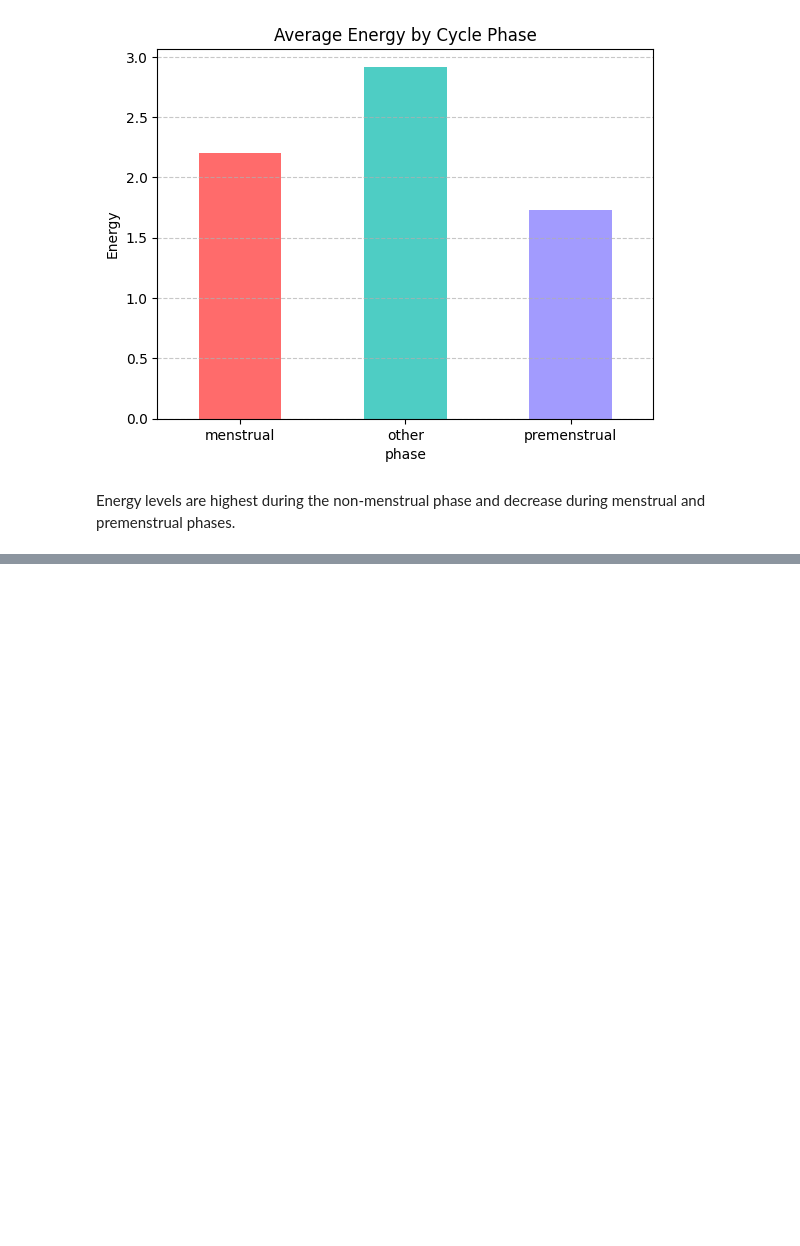
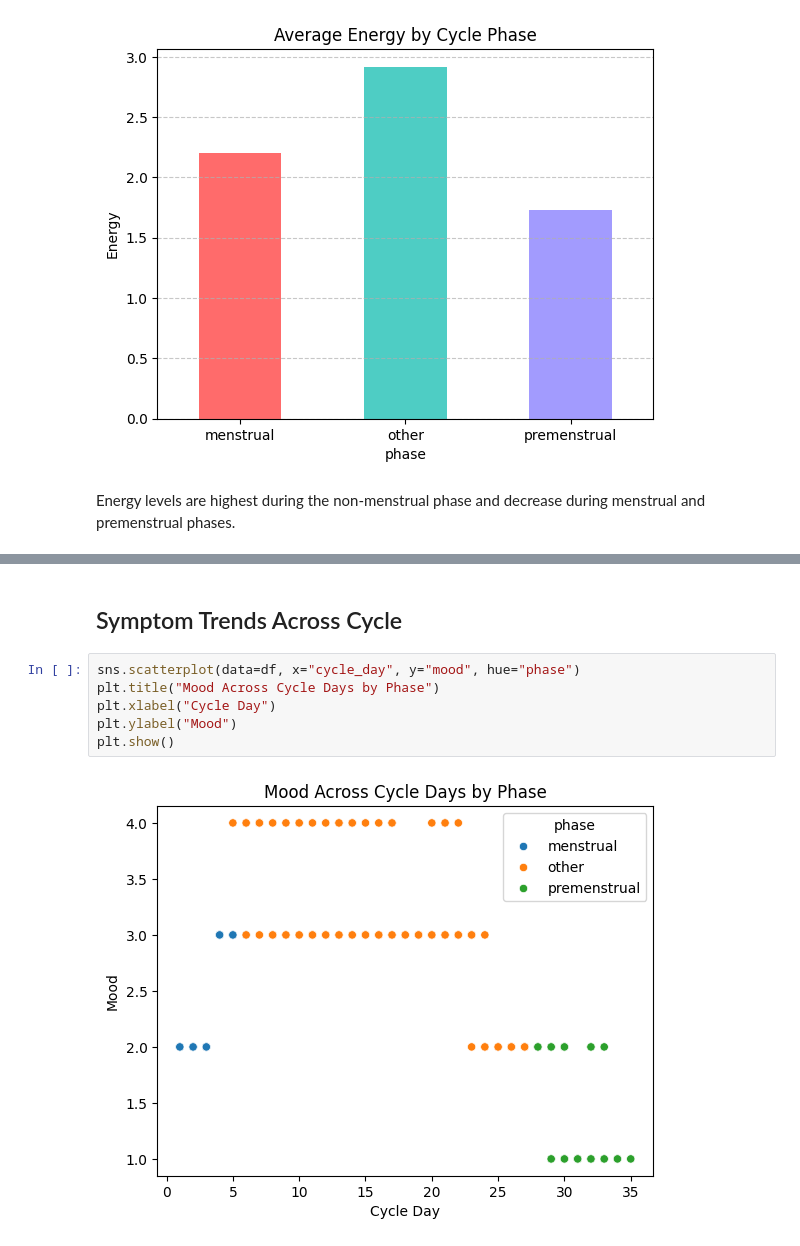
Before and after one commit to ilginemci/myapp, a Jupyter notebook: notebooks/02_eda.ipynb, the cells around one changed output, grey strips where cells are left out. Cells and saved outputs as stored; diff of their text form; blank space fills up the shorter version.

```diff
--- a/notebooks/02_eda.ipynb
+++ b/notebooks/02_eda.ipynb
@@ -84,0 +103,10 @@ Energy levels are highest during the non-menstrual phase and decrease during men
+# %% [markdown]
+## Symptom Trends Across Cycle
+# %%
+sns.scatterplot(data=df, x="cycle_day", y="mood", hue="phase")
+plt.title("Mood Across Cycle Days by Phase")
+plt.xlabel("Cycle Day")
+plt.ylabel("Mood")
+plt.show()
+# %% [output]
+[figure, added]
```
Also changed, not shown: parts of 7 cells of this notebook.
